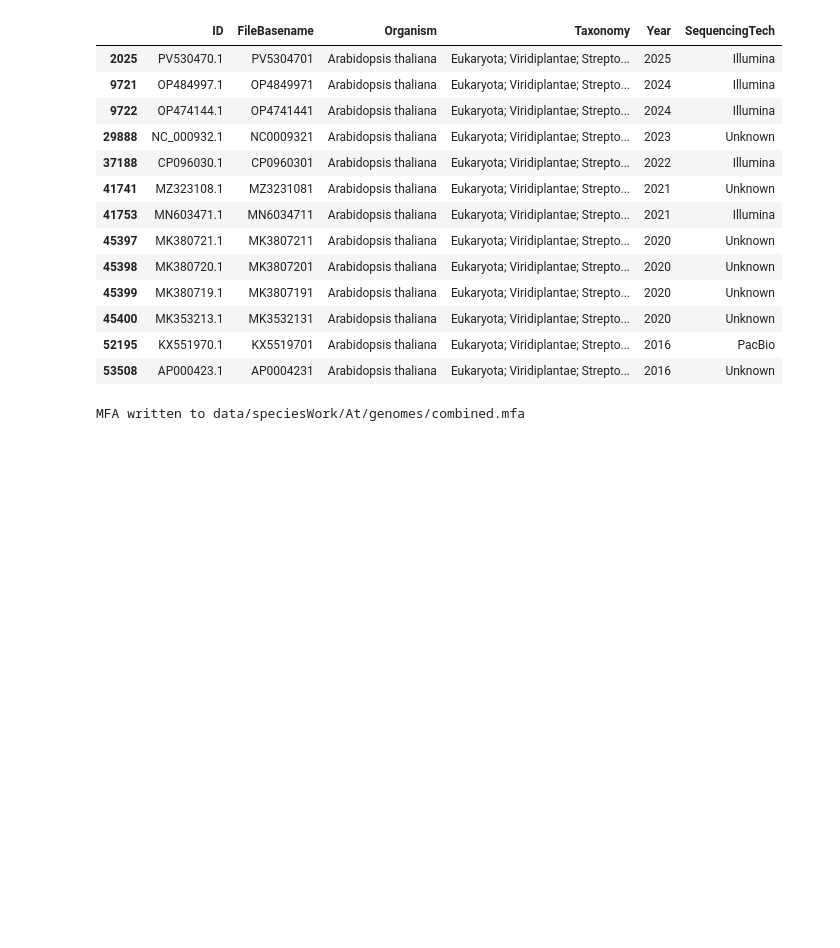
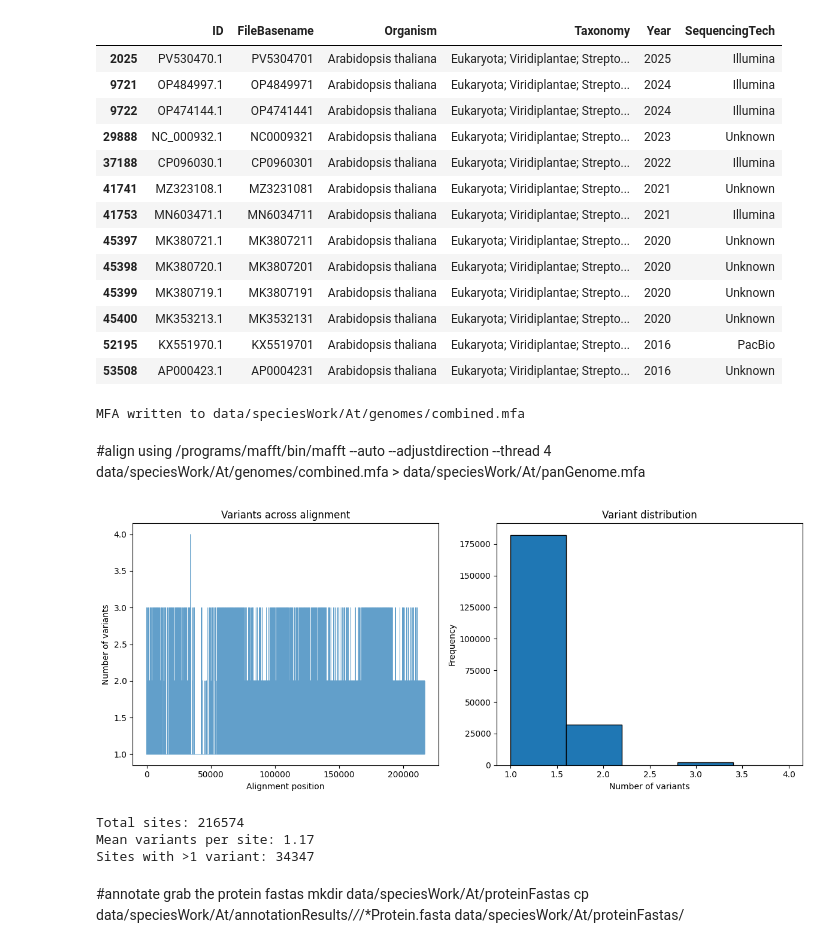
Before and after one commit to hddawson/chloroplast_genome_evaluation, a Jupyter notebook: notebooks/findSpeciesVariants.ipynb, the cells around one changed output. Drawn from its saved outputs; the diff is of its cells as text; code cells hidden in the pictures; blank space fills up the shorter version.

```diff
--- a/notebooks/findSpeciesVariants.ipynb
+++ b/notebooks/findSpeciesVariants.ipynb
@@ -62,3 +64,6 @@ with open(mfa_path, 'w') as mfa_out:
 print(f"MFA written to {mfa_path}")
 # %% [output]
 MFA written to data/speciesWork/At/genomes/combined.mfa
+# %% [markdown]
+#align using
+/programs/mafft/bin/mafft --auto --adjustdirection --thread 4 data/speciesWork/At/genomes/combined.mfa > data/speciesWork/At/panGenome.mfa
@@ -64,0 +112,56 @@ MFA written to data/speciesWork/At/genomes/combined.mfa
+# %%
+def count_variants_per_site(aln_file):
+    """Count number of variants at each alignment position"""
+    aln = list(SeqIO.parse(aln_file, 'fasta'))
+    aln_len = len(aln[0].seq)
+
+    assert all(len(r.seq) == aln_len for r in aln), 'Sequences have different lengths'
+
+    # Build alignment matrix
+    aln_matrix = np.array([list(str(r.seq).upper()) for r in aln])
+
+    # Count unique non-gap alleles at each site
+    variant_counts = []
+    for i in tqdm(range(aln_len)):
+        site = aln_matrix[:, i]
+        non_gap = site[site != '-']
+        n_variants = len(np.unique(non_gap)) if len(non_gap) > 0 else 0
+        variant_counts.append(n_variants)
+
+    return np.array(variant_counts)
+
+# Count variants
+variants = count_variants_per_site("data/speciesWork/At/panGenome.mfa")
+
+# Plot distribution
+plt.figure(figsize=(12, 5))
+
+plt.subplot(1, 2, 1)
+plt.plot(variants, linewidth=0.5, alpha=0.7)
+plt.xlabel('Alignment position')
+plt.ylabel('Number of variants')
+plt.title('Variants across alignment')
+
+plt.subplot(1, 2, 2)
+plt.hist(variants, bins=max(variants)+1, edgecolor='black')
+plt.xlabel('Number of variants')
+plt.ylabel('Frequency')
+plt.title('Variant distribution')
+
+plt.tight_layout()
+plt.savefig('data/speciesWork/At/variant_distribution.png', dpi=300)
+plt.show()
+
+print(f"Total sites: {len(variants)}")
+print(f"Mean variants per site: {variants.mean():.2f}")
+print(f"Sites with >1 variant: {(variants > 1).sum()}")
+# %% [output]
+[figure, added]
+Total sites: 216574
+Mean variants per site: 1.17
+Sites with >1 variant: 34347
+# %% [markdown]
+#annotate
+grab the protein fastas
+mkdir data/speciesWork/At/proteinFastas
+cp  data/speciesWork/At/annotationResults/*/*/*Protein.fasta  data/speciesWork/At/proteinFastas/
```
Also changed, not shown: parts of 9 cells of this notebook, 14 other files.
